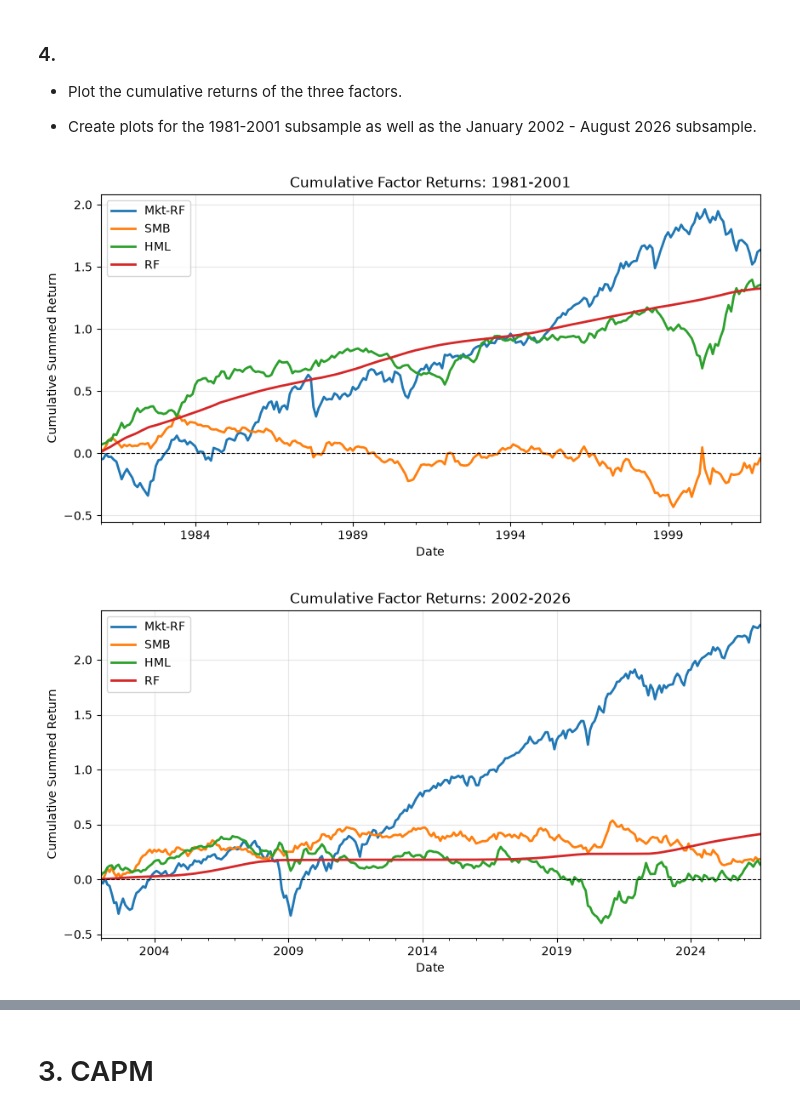
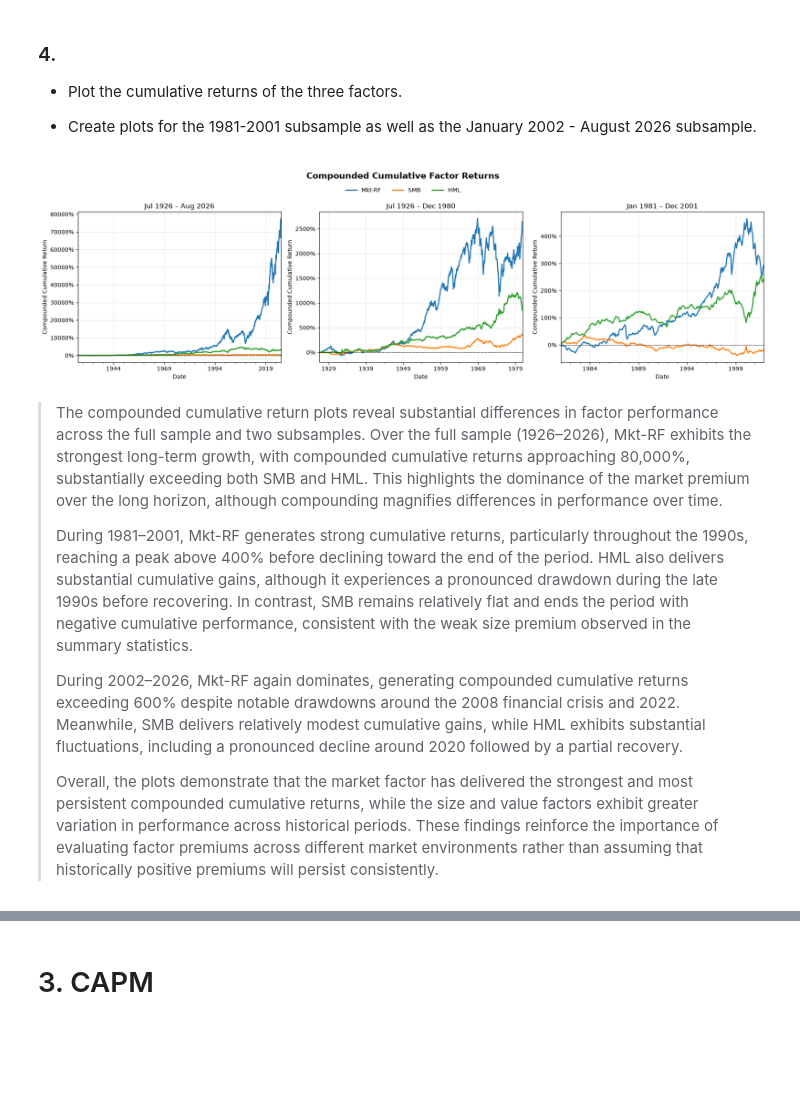
Before and after one commit to ltemry/FINM_Portfolio_GroupB, a Jupyter notebook: ivy-work/dfa-case-study.ipynb, the cells around one changed output, grey strips where cells are left out. Drawn from its saved outputs; the diff is of its cells as text; code cells hidden in the pictures; blank space fills up the shorter version.

```diff
--- a/ivy-work/dfa-case-study.ipynb
+++ b/ivy-work/dfa-case-study.ipynb
@@ -205,18 +212,42 @@ plt.show()
 
 * Create plots for the 1981-2001 subsample as well as the January 2002 - August 2026 subsample.
 # %%
-def plot_cumulative(df, title):
-    ax = df.cumsum().plot(figsize = (10, 5), linewidth = 2)
-    ax.set(title = title, xlabel = "Date", ylabel = "Cumulative Summed Return")
+from matplotlib.ticker import PercentFormatter
+
+fig, axes = plt.subplots(1, 3, figsize = (18, 5))
+
+def plot_cumulative(df, title, ax):
+    cumulative = (1 + df[factor_cols]).cumprod() - 1
+    cumulative.plot(ax = ax, linewidth = 2, legend = False)
+
+    ax.set(title = title, xlabel = "Date", ylabel = "Compounded Cumulative Return")
     ax.axhline(0, color = "black", linestyle = "--", linewidth = 0.8)
+    ax.yaxis.set_major_formatter(PercentFormatter(1.0))
     ax.grid(alpha = 0.3)
-    plt.show()
 
-for period in ["1981-2001", "2002-2026"]:
-    plot_cumulative(subsamples[period], f"Cumulative Factor Returns: {period}")
+full_sample = {"Jul 1926 – Aug 2026": factors.loc["1926-07":"2026-08"],
+               "Jul 1926 – Dec 1980": factors.loc["1926-07":"1980-12"],
+               "Jan 1981 – Dec 2001": factors.loc["1981-01":"2001-12"],
+               "Jan 2002 - Aug 2026": factors.loc["2002-01":"2026-08"]}
+
+for ax, period in zip(axes, full_sample):
+    plot_cumulative(full_sample[period], period, ax)
+
+fig.legend(factor_cols, loc = "center", ncol = 3, bbox_to_anchor = (0.5, 0.96), frameon = False)
+fig.suptitle("Compounded Cumulative Factor Returns", fontsize = 15, fontweight = "bold", y = 1.05)
+
+plt.tight_layout()
+plt.show()
 # %% [output]
-[figure, old version]
+[figure, new version]
-[figure, removed]
+# %% [markdown]
+> The compounded cumulative return plots reveal substantial differences in factor performance across the full sample and two subsamples. Over the full sample (1926–2026), Mkt-RF exhibits the strongest long-term growth, with compounded cumulative returns approaching 80,000%, substantially exceeding both SMB and HML. This highlights the dominance of the market premium over the long horizon, although compounding magnifies differences in performance over time.
+>
+> During 1981–2001, Mkt-RF generates strong cumulative returns, particularly throughout the 1990s, reaching a peak above 400% before declining toward the end of the period. HML also delivers substantial cumulative gains, although it experiences a pronounced drawdown during the late 1990s before recovering. In contrast, SMB remains relatively flat and ends the period with negative cumulative performance, consistent with the weak size premium observed in the summary statistics.
+>
+> During 2002–2026, Mkt-RF again dominates, generating compounded cumulative returns exceeding 600% despite notable drawdowns around the 2008 financial crisis and 2022. Meanwhile, SMB delivers relatively modest cumulative gains, while HML exhibits substantial fluctuations, including a pronounced decline around 2020 followed by a partial recovery.
+>
+> Overall, the plots demonstrate that the market factor has delivered the strongest and most persistent compounded cumulative returns, while the size and value factors exhibit greater variation in performance across historical periods. These findings reinforce the importance of evaluating factor premiums across different market environments rather than assuming that historically positive premiums will persist consistently.
 # %% [markdown]
 ### 5.
 
```
Also changed, not shown: parts of 6 cells of this notebook.
